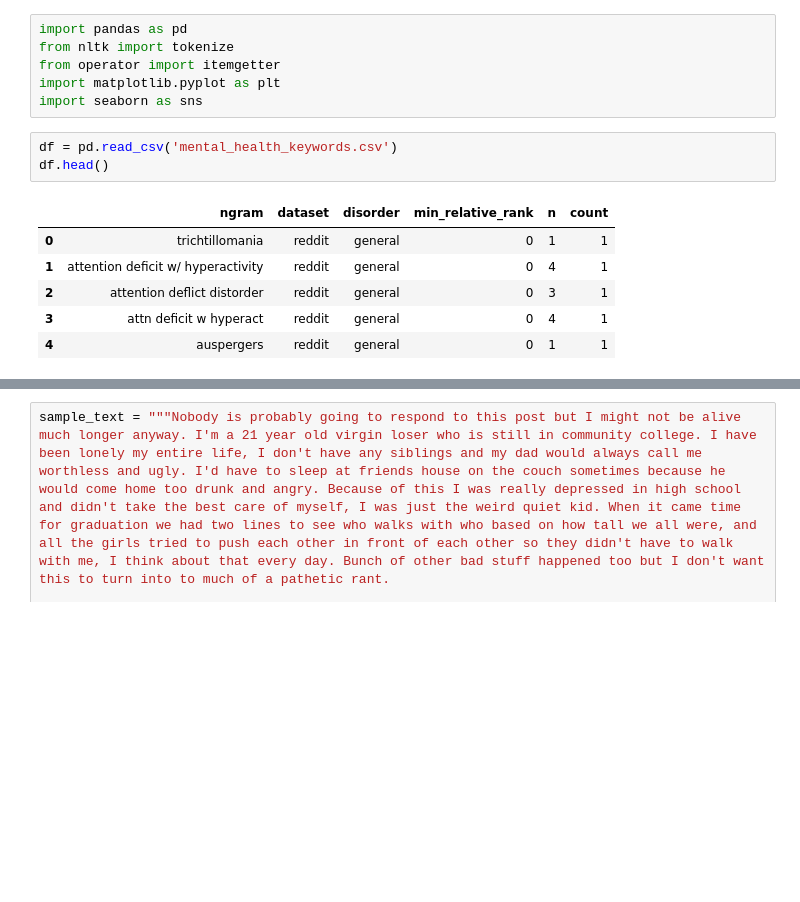
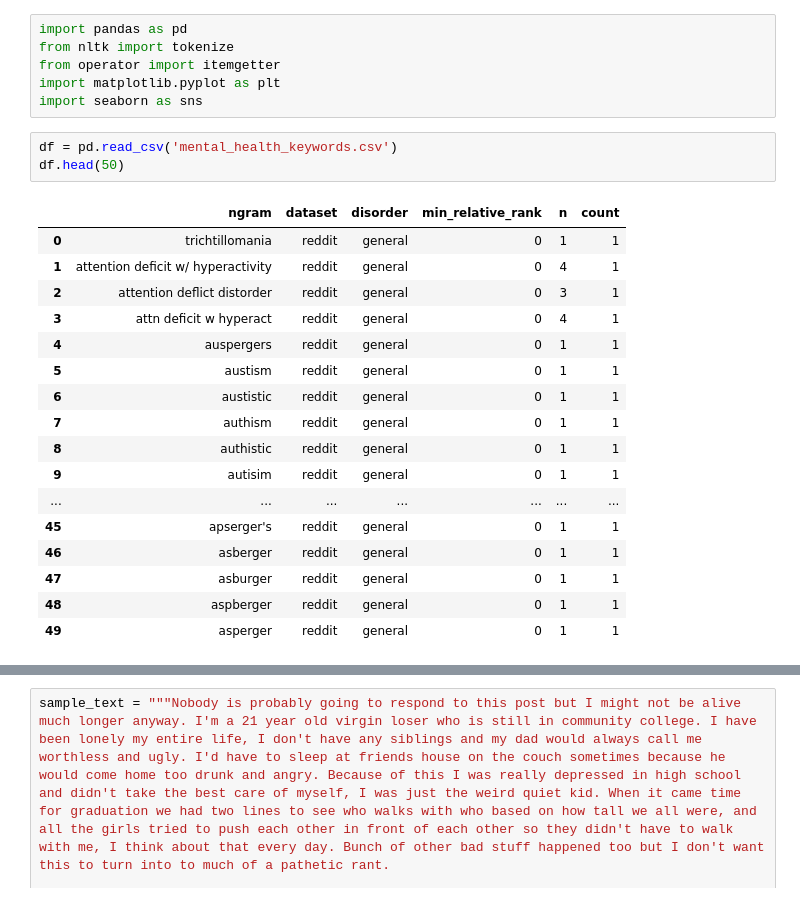
Before and after one commit to udiram/humm, a Jupyter notebook: RandD/mental_health_eda.ipynb, the cells around one changed output, grey strips where cells are left out. Cells and saved outputs as stored; diff of their text form; blank space fills up the shorter version.

```diff
--- a/RandD/mental_health_eda.ipynb
+++ b/RandD/mental_health_eda.ipynb
@@ -6,13 +6,24 @@ import matplotlib.pyplot as plt
 import seaborn as sns
 # %%
 df = pd.read_csv('mental_health_keywords.csv')
-df.head()
+df.head(50)
 # %% [output]
 |  | ngram | dataset | disorder | min_relative_rank | n | count |
 | 0 | trichtillomania | reddit | general | 0 | 1 | 1 |
 | 1 | attention deficit w/ hyperactivity | reddit | general | 0 | 4 | 1 |
 | 2 | attention deflict distorder | reddit | general | 0 | 3 | 1 |
 | 3 | attn deficit w hyperact | reddit | general | 0 | 4 | 1 |
 | 4 | auspergers | reddit | general | 0 | 1 | 1 |
+| 5 | austism | reddit | general | 0 | 1 | 1 |
+| 6 | austistic | reddit | general | 0 | 1 | 1 |
+| 7 | authism | reddit | general | 0 | 1 | 1 |
+| 8 | authistic | reddit | general | 0 | 1 | 1 |
+| 9 | autisim | reddit | general | 0 | 1 | 1 |
+| ... | ... | ... | ... | ... | ... | ... |
+| 45 | apserger's | reddit | general | 0 | 1 | 1 |
+| 46 | asberger | reddit | general | 0 | 1 | 1 |
+| 47 | asburger | reddit | general | 0 | 1 | 1 |
+| 48 | aspberger | reddit | general | 0 | 1 | 1 |
+| 49 | asperger | reddit | general | 0 | 1 | 1 |
 # %%
 df_monogram = df[df.n <= 1]
```
Also changed, not shown: parts of 7 cells of this notebook, 3 other files.
